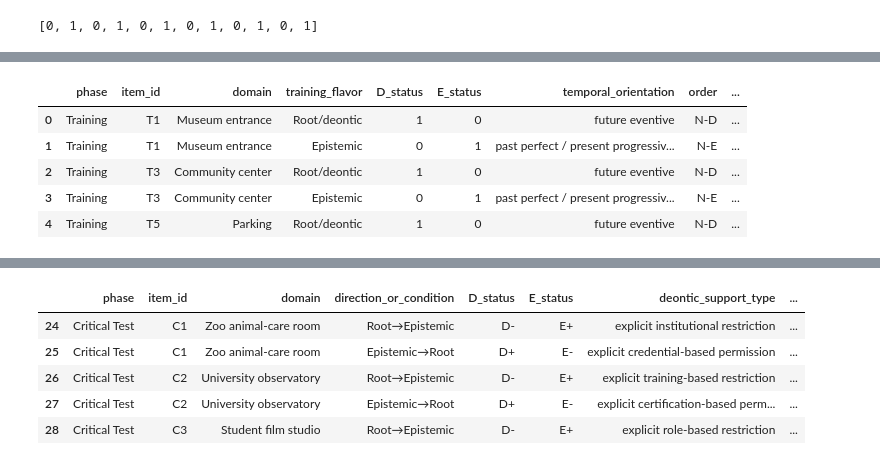
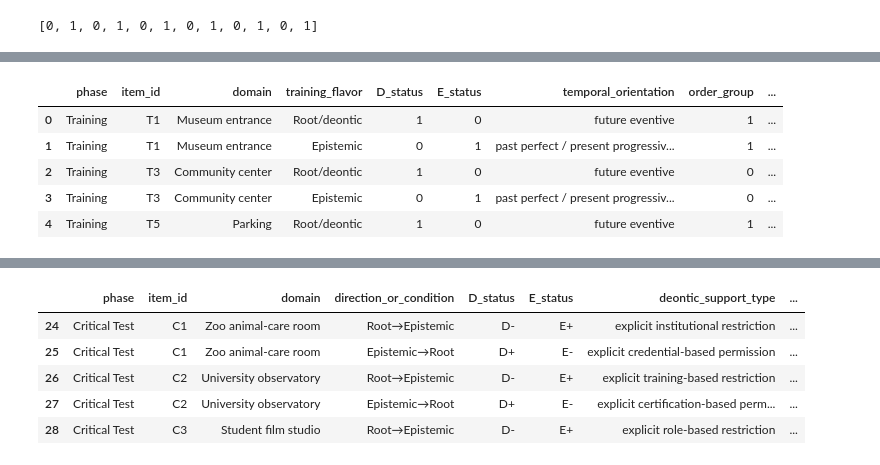
Before and after one commit to lucas-y-li/modal-learning, a Jupyter notebook: exp1_setup_stimulus.ipynb, the cells around one changed output, grey strips where cells are left out. Saved outputs shown, nothing was run; the diff lists cells and outputs as text; code cells hidden in the pictures.

```diff
--- a/exp1_setup_stimulus.ipynb
+++ b/exp1_setup_stimulus.ipynb
@@ -119,27 +144,28 @@ learn_df.head()
 # %%
 learn_df["comprehension_correct"] = learn_df.apply(
     lambda x: x["comprehension_option_A"] if x["comprehension_correct"] == "A" else x["comprehension_option_B"],
     axis=1
 )
 
 learn_df["question_response"] = learn_df["alien_target_response"].apply(
     lambda x: x.split(" — ")[1] if " — " in x else ""
 )
 learn_df["alien_target_response"] = learn_df["alien_target_response"].apply(
     lambda x: x.split(" — ")[0]
 )
 
 learn_df["group"] = learn_df.apply(
     lambda x: "D->E_" + x["modal_type"] if x["training_flavor"] == "Root/deontic" else "E->D_" + x["modal_type"],
     axis=1
-)
+) + "_" + learn_df["order_group"]
+
 
 learn_df.to_csv("exp1_learning_stimulus.csv")
 learn_df.head()
 # %% [output]
-|  | phase | item_id | domain | training_flavor | D_status | E_status | temporal_orientation | order | ... |
-| 0 | Training | T1 | Museum entrance | Root/deontic | 1 | 0 | future eventive | N-D | ... |
-| 1 | Training | T1 | Museum entrance | Epistemic | 0 | 1 | past perfect / present progressiv... | N-E | ... |
-| 2 | Training | T3 | Community center | Root/deontic | 1 | 0 | future eventive | N-D | ... |
-| 3 | Training | T3 | Community center | Epistemic | 0 | 1 | past perfect / present progressiv... | N-E | ... |
-| 4 | Training | T5 | Parking | Root/deontic | 1 | 0 | future eventive | N-D | ... |
+|  | phase | item_id | domain | training_flavor | D_status | E_status | temporal_orientation | order_group | ... |
+| 0 | Training | T1 | Museum entrance | Root/deontic | 1 | 0 | future eventive | 1 | ... |
+| 1 | Training | T1 | Museum entrance | Epistemic | 0 | 1 | past perfect / present progressiv... | 1 | ... |
+| 2 | Training | T3 | Community center | Root/deontic | 1 | 0 | future eventive | 0 | ... |
+| 3 | Training | T3 | Community center | Epistemic | 0 | 1 | past perfect / present progressiv... | 0 | ... |
+| 4 | Training | T5 | Parking | Root/deontic | 1 | 0 | future eventive | 1 | ... |
```
Also changed, not shown: parts of 6 cells of this notebook, 3 other files.
